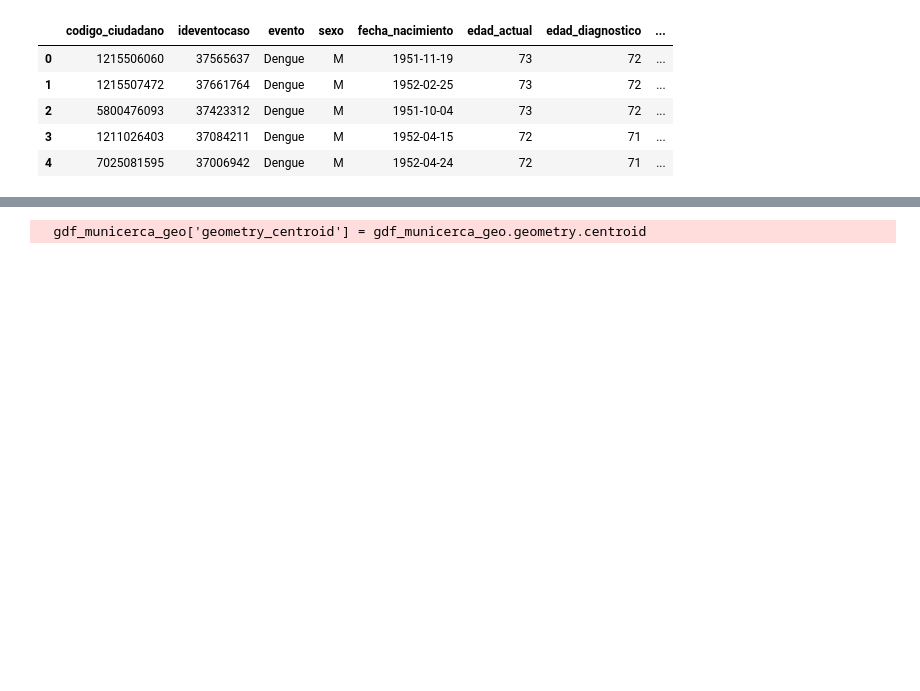
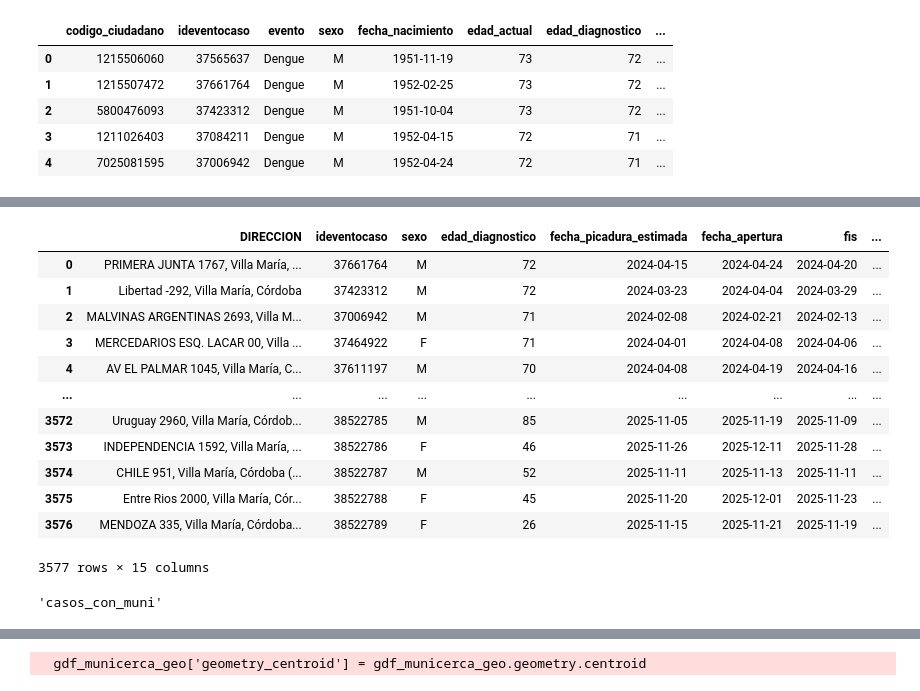
Before and after one commit to Nainho1703/Plataforma-Dengue, a Jupyter notebook: model/1.- preprocesar_datos.ipynb, the cells around one changed output, grey strips where cells are left out. Cells and saved outputs as stored; diff of their text form; code cells hidden in the pictures; blank space fills up the shorter version.

```diff
--- a/model/1.- preprocesar_datos.ipynb
+++ b/model/1.- preprocesar_datos.ipynb
@@ -357,0 +443,28 @@ plt.show()
+# %%
+with sqlite3.connect(DB_PATH) as con:
+    con.executescript(schema_sql)
+
+# --- 2) INSERT del DataFrame ---
+
+casos_con_muni333=casos_con_muni.copy()
+casos_con_muni333=pd.read_csv("data\processed\datos_casos_aug.csv")
+casos_con_muni333=casos_con_muni333.drop("Unnamed: 0",axis=1)
+casos_con_muni333
+# %% [output]
+|  | DIRECCION | ideventocaso | sexo | edad_diagnostico | fecha_picadura_estimada | fecha_apertura | fis | ... |
+| 0 | PRIMERA JUNTA 1767, Villa María, ... | 37661764 | M | 72 | 2024-04-15 | 2024-04-24 | 2024-04-20 | ... |
+| 1 | Libertad -292, Villa María, Córdoba | 37423312 | M | 72 | 2024-03-23 | 2024-04-04 | 2024-03-29 | ... |
+| 2 | MALVINAS ARGENTINAS 2693, Villa M... | 37006942 | M | 71 | 2024-02-08 | 2024-02-21 | 2024-02-13 | ... |
+| 3 | MERCEDARIOS ESQ. LACAR 00, Villa ... | 37464922 | F | 71 | 2024-04-01 | 2024-04-08 | 2024-04-06 | ... |
+| 4 | AV EL PALMAR 1045, Villa María, C... | 37611197 | M | 70 | 2024-04-08 | 2024-04-19 | 2024-04-16 | ... |
+| ... | ... | ... | ... | ... | ... | ... | ... | ... |
+| 3572 | Uruguay 2960, Villa María, Córdob... | 38522785 | M | 85 | 2025-11-05 | 2025-11-19 | 2025-11-09 | ... |
+| 3573 | INDEPENDENCIA 1592, Villa María, ... | 38522786 | F | 46 | 2025-11-26 | 2025-12-11 | 2025-11-28 | ... |
+| 3574 | CHILE 951, Villa María, Córdoba (... | 38522787 | M | 52 | 2025-11-11 | 2025-11-13 | 2025-11-11 | ... |
+| 3575 | Entre Rios 2000, Villa María, Cór... | 38522788 | F | 45 | 2025-11-20 | 2025-12-01 | 2025-11-23 | ... |
+| 3576 | MENDOZA 335, Villa María, Córdoba... | 38522789 | F | 26 | 2025-11-15 | 2025-11-21 | 2025-11-19 | ... |
+3577 rows × 15 columns
+# %%
+TABLE
+# %% [output]
+'casos_con_muni'
```
Also changed, not shown: parts of 20 cells of this notebook, 53 other files.
